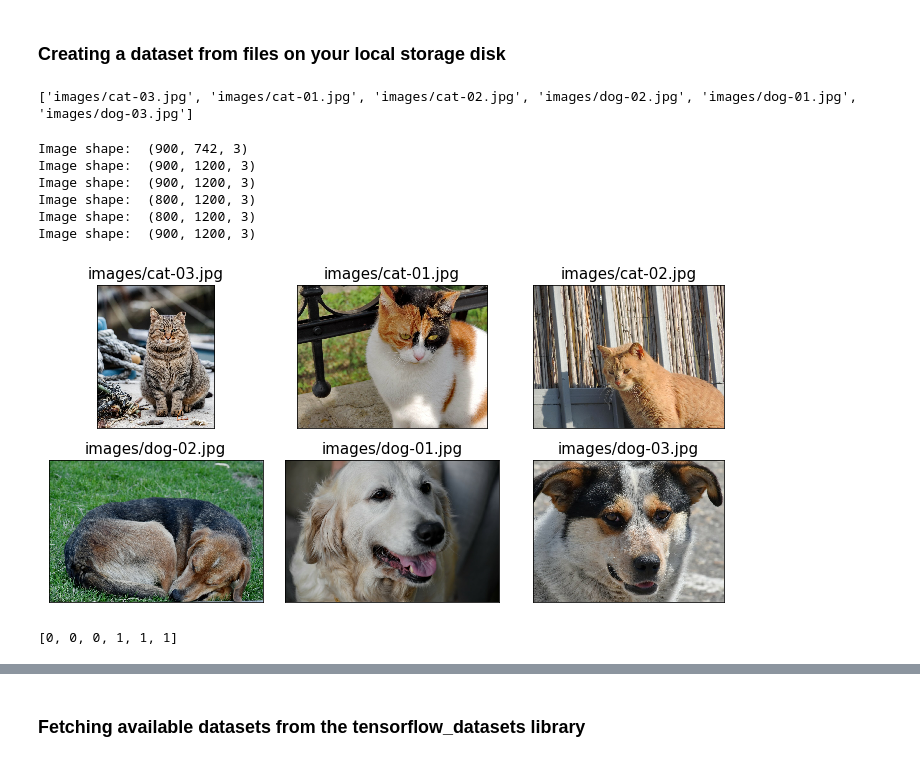
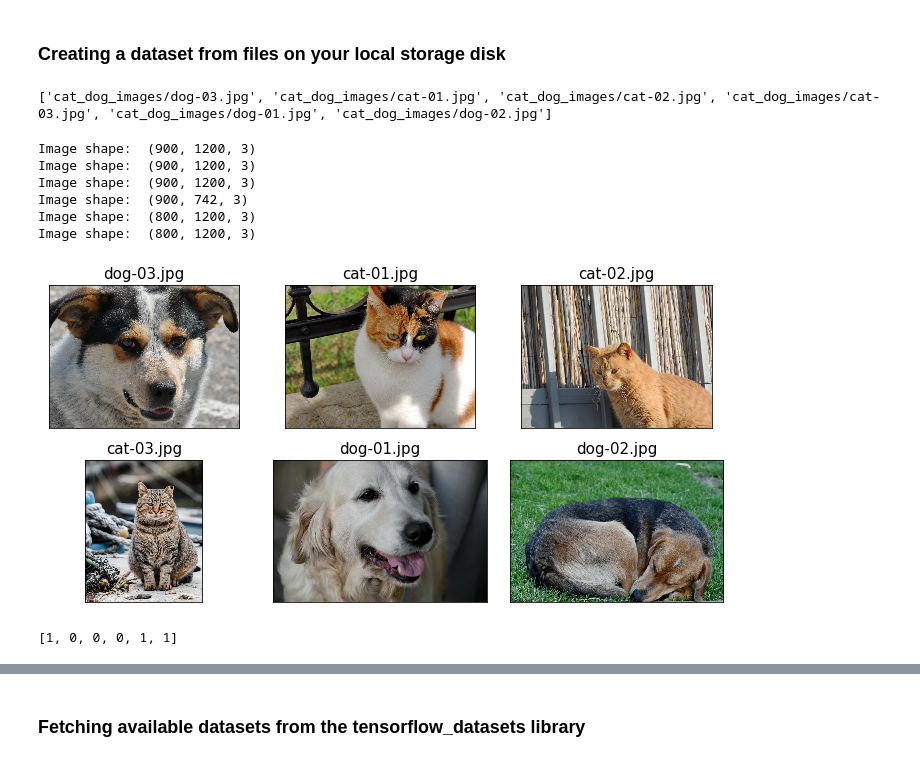
Before and after one commit to rasbt/python-machine-learning-book-3rd-edition, a Jupyter notebook: ch13/ch13_part1.ipynb, the cells around one changed output, grey strips where cells are left out. Cells and saved outputs as stored; diff of their text form; code cells hidden in the pictures.

```diff
--- a/ch13/ch13_part1.ipynb
+++ b/ch13/ch13_part1.ipynb
@@ -394,45 +403,46 @@ for i,(batch_x, batch_y) in enumerate(ds):
 # %%
 import pathlib
 
-imgdir_path = pathlib.Path('images')
+imgdir_path = pathlib.Path('cat_dog_images')
 
 file_list = [str(path) for path in imgdir_path.glob('*.jpg')]
 
 print(file_list)
 # %% [output]
-['images/cat-03.jpg', 'images/cat-01.jpg', 'images/cat-02.jpg', 'images/dog-02.jpg', 'images/dog-01.jpg', 'images/dog-03.jpg']
+['cat_dog_images/dog-03.jpg', 'cat_dog_images/cat-01.jpg', 'cat_dog_images/cat-02.jpg', 'cat_dog_images/cat-03.jpg', 'cat_dog_images/dog-01.jpg', 'cat_dog_images/dog-02.jpg']
 # %%
 import tensorflow as tf
 import matplotlib.pyplot as plt
+import os
 
 
 fig = plt.figure(figsize=(10, 5))
 for i,file in enumerate(file_list):
     img_raw = tf.io.read_file(file)
     img = tf.image.decode_image(img_raw)
     print('Image shape: ', img.shape)
     ax = fig.add_subplot(2, 3, i+1)
     ax.set_xticks([]); ax.set_yticks([])
     ax.imshow(img)
-    ax.set_title(file, size=15)
+    ax.set_title(os.path.basename(file), size=15)
 
 # plt.savefig('ch13-catdot-examples.pdf')
 plt.tight_layout()
 plt.show()
 # %% [output]
-Image shape:  (900, 742, 3)
 Image shape:  (900, 1200, 3)
 Image shape:  (900, 1200, 3)
+Image shape:  (900, 1200, 3)
+Image shape:  (900, 742, 3)
 Image shape:  (800, 1200, 3)
 Image shape:  (800, 1200, 3)
-Image shape:  (900, 1200, 3)
-[figure, old version]
+[figure, new version]
 # %%
-labels = [1 if 'dog' in file else 0
+labels = [1 if 'dog' in os.path.basename(file) else 0
           for file in file_list]
 print(labels)
 # %% [output]
-[0, 0, 0, 1, 1, 1]
+[1, 0, 0, 0, 1, 1]
 # %%
 ds_files_labels = tf.data.Dataset.from_tensor_slices(
     (file_list, labels))
```
Also changed, not shown: parts of 17 cells of this notebook, 9 other files.
